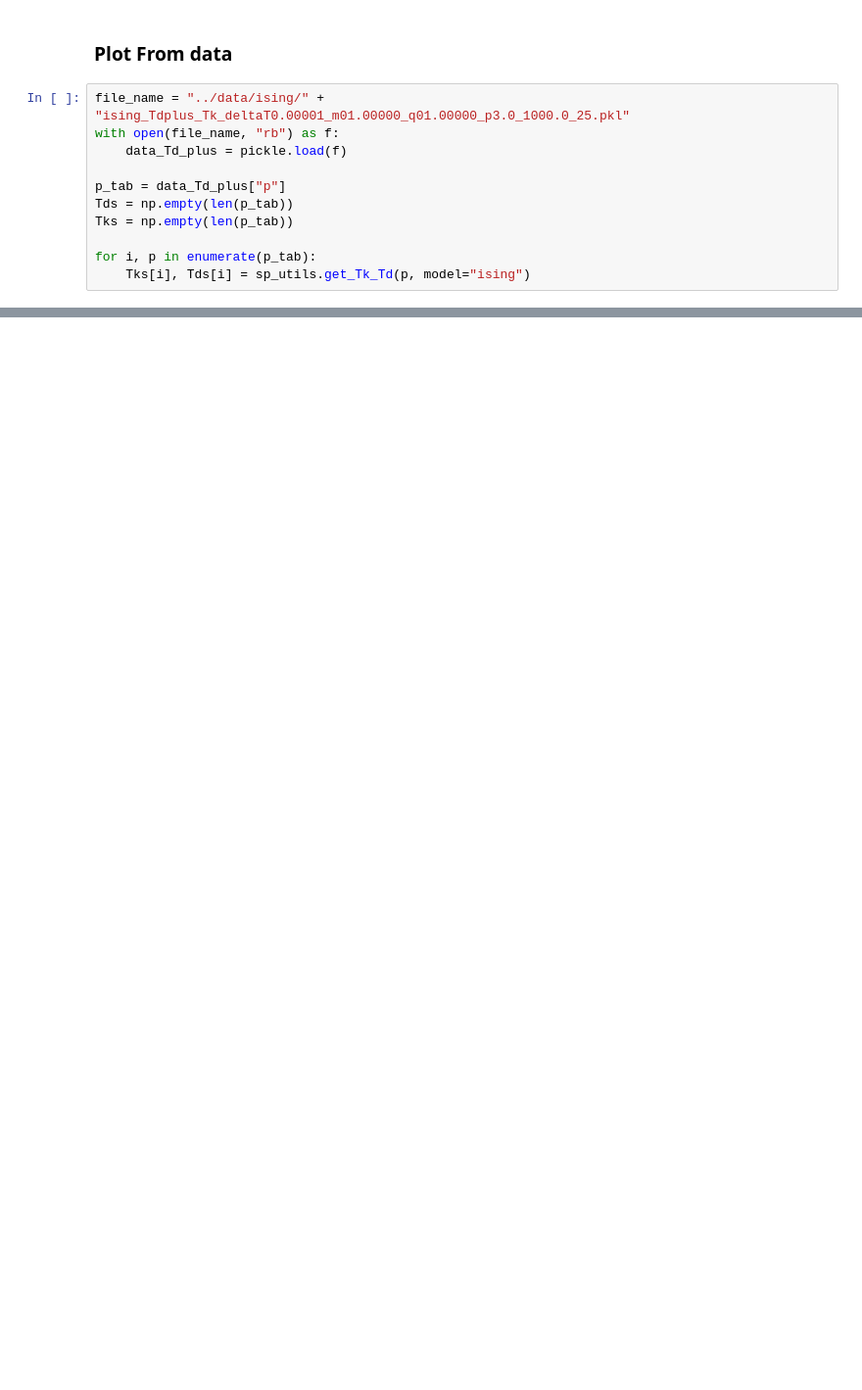
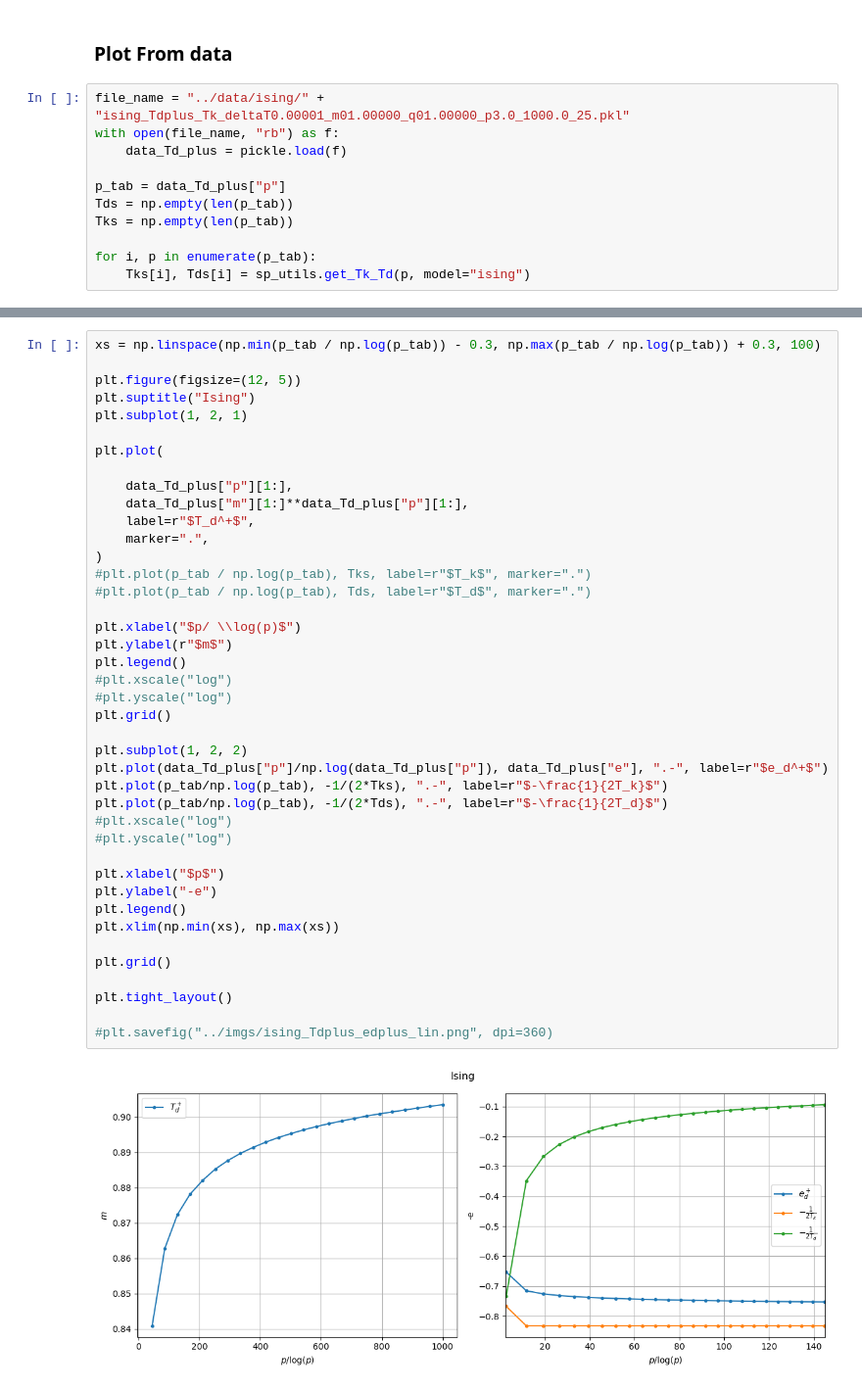
Before and after one commit to mvilucchio/fixed-energy-slice, a Jupyter notebook: notebooks/state_warming_RS_Ising_T.ipynb, the cells around one changed output, grey strips where cells are left out. Shown at 98% size. Drawn from its saved outputs; the diff is of its cells as text; blank space fills up the shorter version.

```diff
--- a/notebooks/state_warming_RS_Ising_T.ipynb
+++ b/notebooks/state_warming_RS_Ising_T.ipynb
@@ -429,0 +428,43 @@ plt.savefig("../imgs/ising_Tdplus_edplus_lin.png", dpi=360)
+# %%
+xs = np.linspace(np.min(p_tab / np.log(p_tab)) - 0.3, np.max(p_tab / np.log(p_tab)) + 0.3, 100)
+
+plt.figure(figsize=(12, 5))
+plt.suptitle("Ising")
+plt.subplot(1, 2, 1)
+
+plt.plot(
+
+    data_Td_plus["p"][1:],
+    data_Td_plus["m"][1:]**data_Td_plus["p"][1:],
+    label=r"$T_d^+$",
+    marker=".",
+)
+#plt.plot(p_tab / np.log(p_tab), Tks, label=r"$T_k$", marker=".")
+#plt.plot(p_tab / np.log(p_tab), Tds, label=r"$T_d$", marker=".")
+
+plt.xlabel("$p/ \\log(p)$")
+plt.ylabel(r"$m$")
+plt.legend()
+#plt.xscale("log")
+#plt.yscale("log")
+plt.grid()
+
+plt.subplot(1, 2, 2)
+plt.plot(data_Td_plus["p"]/np.log(data_Td_plus["p"]), data_Td_plus["e"], ".-", label=r"$e_d^+$")
+plt.plot(p_tab/np.log(p_tab), -1/(2*Tks), ".-", label=r"$-\frac{1}{2T_k}$")
+plt.plot(p_tab/np.log(p_tab), -1/(2*Tds), ".-", label=r"$-\frac{1}{2T_d}$")
+#plt.xscale("log")
+#plt.yscale("log")
+
+plt.xlabel("$p$")
+plt.ylabel("-e")
+plt.legend()
+plt.xlim(np.min(xs), np.max(xs))
+
+plt.grid()
+
+plt.tight_layout()
+
+#plt.savefig("../imgs/ising_Tdplus_edplus_lin.png", dpi=360)
+# %% [output]
+[figure, added]
```
Also changed, not shown: parts of 10 cells of this notebook, 2 other files.
